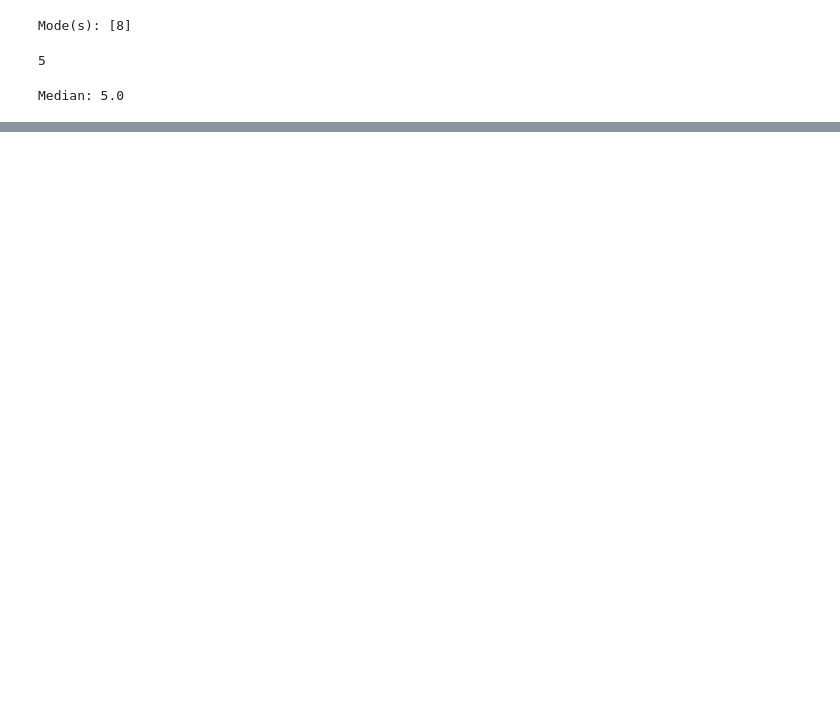
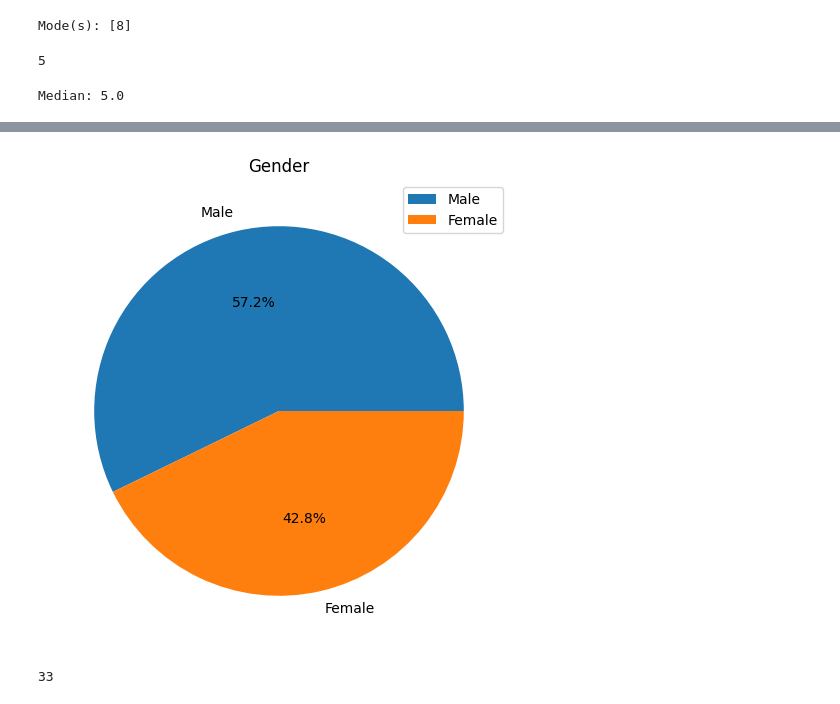
Before and after one commit to WiMLDS-Ghana/MathsBootCamp24, a Jupyter notebook: Python_codes/Week_2_python_codes_probability_and_statistics.ipynb, the cells around one changed output, grey strips where cells are left out. Cells and saved outputs as stored; diff of their text form; code cells hidden in the pictures; blank space fills up the shorter version.

```diff
--- a/Python_codes/Week_2_python_codes_probability_and_statistics.ipynb
+++ b/Python_codes/Week_2_python_codes_probability_and_statistics.ipynb
@@ -128,0 +187,17 @@ Email: myemail@gmail.com
+# %%
+Gen_Count = data['Gender'].value_counts()
+
+plt.figure(figsize=(10, 6))
+plt.pie(Gen_Count, labels=Gen_Count.index, autopct='%1.1f%%')
+plt.title('Gender')
+
+# Add legend
+plt.legend(Gen_Count.index, loc='upper right')
+
+plt.show()
+# %% [output]
+[figure, added]
+# %%
+data['Age'].max()
+# %% [output]
+33
```
Also changed, not shown: parts of 21 cells of this notebook, 12 other files.
